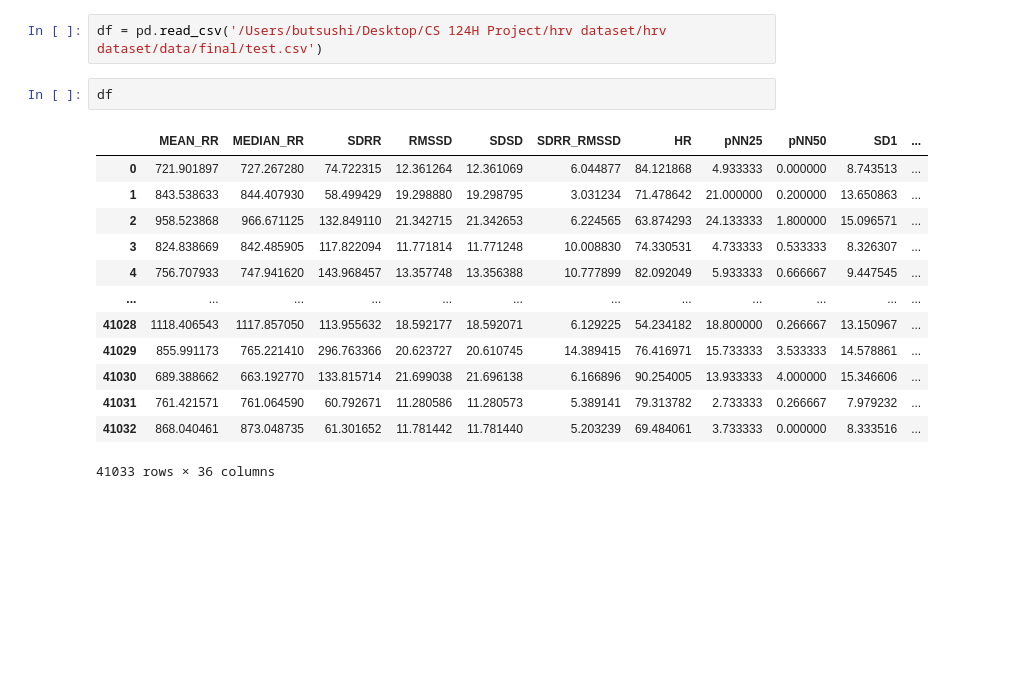
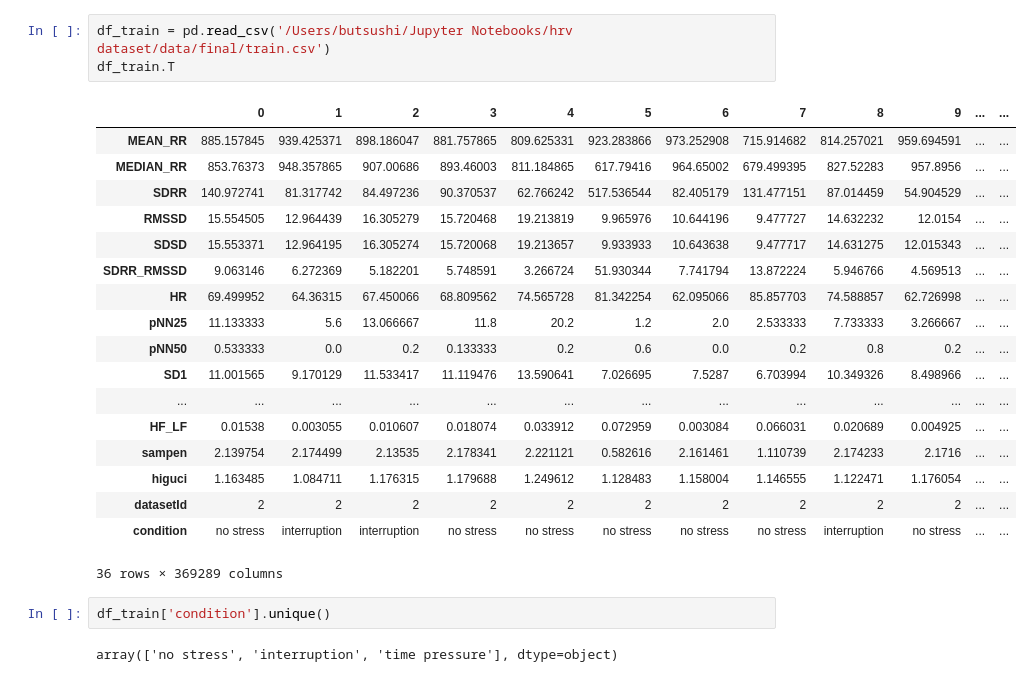
Before and after one commit to CS196Illinois/Group4-FA22, a Jupyter notebook: Research/zejias2/CS124H.ipynb, the cells around one changed output. Saved outputs shown, nothing was run; the diff lists cells and outputs as text; blank space fills up the shorter version.

Commit message:
update data processing notebook

```diff
--- a/Research/zejias2/CS124H.ipynb
+++ b/Research/zejias2/CS124H.ipynb
@@ -3,18 +12,26 @@ import pandas as pd
 # %%
-df = pd.read_csv('/Users/butsushi/Desktop/CS 124H Project/hrv dataset/hrv dataset/data/final/test.csv')
+df_train = pd.read_csv('/Users/butsushi/Jupyter Notebooks/hrv dataset/data/final/train.csv')
+df_train.T
+# %% [output]
+|  | 0 | 1 | 2 | 3 | 4 | 5 | 6 | 7 | 8 | 9 | ... | ... |
+| MEAN_RR | 885.157845 | 939.425371 | 898.186047 | 881.757865 | 809.625331 | 923.283866 | 973.252908 | 715.914682 | 814.257021 | 959.694591 | ... | ... |
+| MEDIAN_RR | 853.76373 | 948.357865 | 907.00686 | 893.46003 | 811.184865 | 617.79416 | 964.65002 | 679.499395 | 827.52283 | 957.8956 | ... | ... |
+| SDRR | 140.972741 | 81.317742 | 84.497236 | 90.370537 | 62.766242 | 517.536544 | 82.405179 | 131.477151 | 87.014459 | 54.904529 | ... | ... |
+| RMSSD | 15.554505 | 12.964439 | 16.305279 | 15.720468 | 19.213819 | 9.965976 | 10.644196 | 9.477727 | 14.632232 | 12.0154 | ... | ... |
+| SDSD | 15.553371 | 12.964195 | 16.305274 | 15.720068 | 19.213657 | 9.933933 | 10.643638 | 9.477717 | 14.631275 | 12.015343 | ... | ... |
+| SDRR_RMSSD | 9.063146 | 6.272369 | 5.182201 | 5.748591 | 3.266724 | 51.930344 | 7.741794 | 13.872224 | 5.946766 | 4.569513 | ... | ... |
+| HR | 69.499952 | 64.36315 | 67.450066 | 68.809562 | 74.565728 | 81.342254 | 62.095066 | 85.857703 | 74.588857 | 62.726998 | ... | ... |
+| pNN25 | 11.133333 | 5.6 | 13.066667 | 11.8 | 20.2 | 1.2 | 2.0 | 2.533333 | 7.733333 | 3.266667 | ... | ... |
+| pNN50 | 0.533333 | 0.0 | 0.2 | 0.133333 | 0.2 | 0.6 | 0.0 | 0.2 | 0.8 | 0.2 | ... | ... |
+| SD1 | 11.001565 | 9.170129 | 11.533417 | 11.119476 | 13.590641 | 7.026695 | 7.5287 | 6.703994 | 10.349326 | 8.498966 | ... | ... |
+| ... | ... | ... | ... | ... | ... | ... | ... | ... | ... | ... | ... | ... |
+| HF_LF | 0.01538 | 0.003055 | 0.010607 | 0.018074 | 0.033912 | 0.072959 | 0.003084 | 0.066031 | 0.020689 | 0.004925 | ... | ... |
+| sampen | 2.139754 | 2.174499 | 2.13535 | 2.178341 | 2.221121 | 0.582616 | 2.161461 | 1.110739 | 2.174233 | 2.1716 | ... | ... |
+| higuci | 1.163485 | 1.084711 | 1.176315 | 1.179688 | 1.249612 | 1.128483 | 1.158004 | 1.146555 | 1.122471 | 1.176054 | ... | ... |
+| datasetId | 2 | 2 | 2 | 2 | 2 | 2 | 2 | 2 | 2 | 2 | ... | ... |
+| condition | no stress | interruption | interruption | no stress | no stress | no stress | no stress | no stress | interruption | no stress | ... | ... |
+36 rows × 369289 columns
-# %%
-df
-# %% [output]
-|  | MEAN_RR | MEDIAN_RR | SDRR | RMSSD | SDSD | SDRR_RMSSD | HR | pNN25 | pNN50 | SD1 | ... |
-| 0 | 721.901897 | 727.267280 | 74.722315 | 12.361264 | 12.361069 | 6.044877 | 84.121868 | 4.933333 | 0.000000 | 8.743513 | ... |
-| 1 | 843.538633 | 844.407930 | 58.499429 | 19.298880 | 19.298795 | 3.031234 | 71.478642 | 21.000000 | 0.200000 | 13.650863 | ... |
-| 2 | 958.523868 | 966.671125 | 132.849110 | 21.342715 | 21.342653 | 6.224565 | 63.874293 | 24.133333 | 1.800000 | 15.096571 | ... |
-| 3 | 824.838669 | 842.485905 | 117.822094 | 11.771814 | 11.771248 | 10.008830 | 74.330531 | 4.733333 | 0.533333 | 8.326307 | ... |
-| 4 | 756.707933 | 747.941620 | 143.968457 | 13.357748 | 13.356388 | 10.777899 | 82.092049 | 5.933333 | 0.666667 | 9.447545 | ... |
-| ... | ... | ... | ... | ... | ... | ... | ... | ... | ... | ... | ... |
-| 41028 | 1118.406543 | 1117.857050 | 113.955632 | 18.592177 | 18.592071 | 6.129225 | 54.234182 | 18.800000 | 0.266667 | 13.150967 | ... |
-| 41029 | 855.991173 | 765.221410 | 296.763366 | 20.623727 | 20.610745 | 14.389415 | 76.416971 | 15.733333 | 3.533333 | 14.578861 | ... |
-| 41030 | 689.388662 | 663.192770 | 133.815714 | 21.699038 | 21.696138 | 6.166896 | 90.254005 | 13.933333 | 4.000000 | 15.346606 | ... |
-| 41031 | 761.421571 | 761.064590 | 60.792671 | 11.280586 | 11.280573 | 5.389141 | 79.313782 | 2.733333 | 0.266667 | 7.979232 | ... |
-| 41032 | 868.040461 | 873.048735 | 61.301652 | 11.781442 | 11.781440 | 5.203239 | 69.484061 | 3.733333 | 0.000000 | 8.333516 | ... |
-41033 rows × 36 columns
+# %%
+df_train['condition'].unique()
+# %% [output]
+array(['no stress', 'interruption', 'time pressure'], dtype=object)
```
Also changed, not shown: parts of 6 cells of this notebook.
